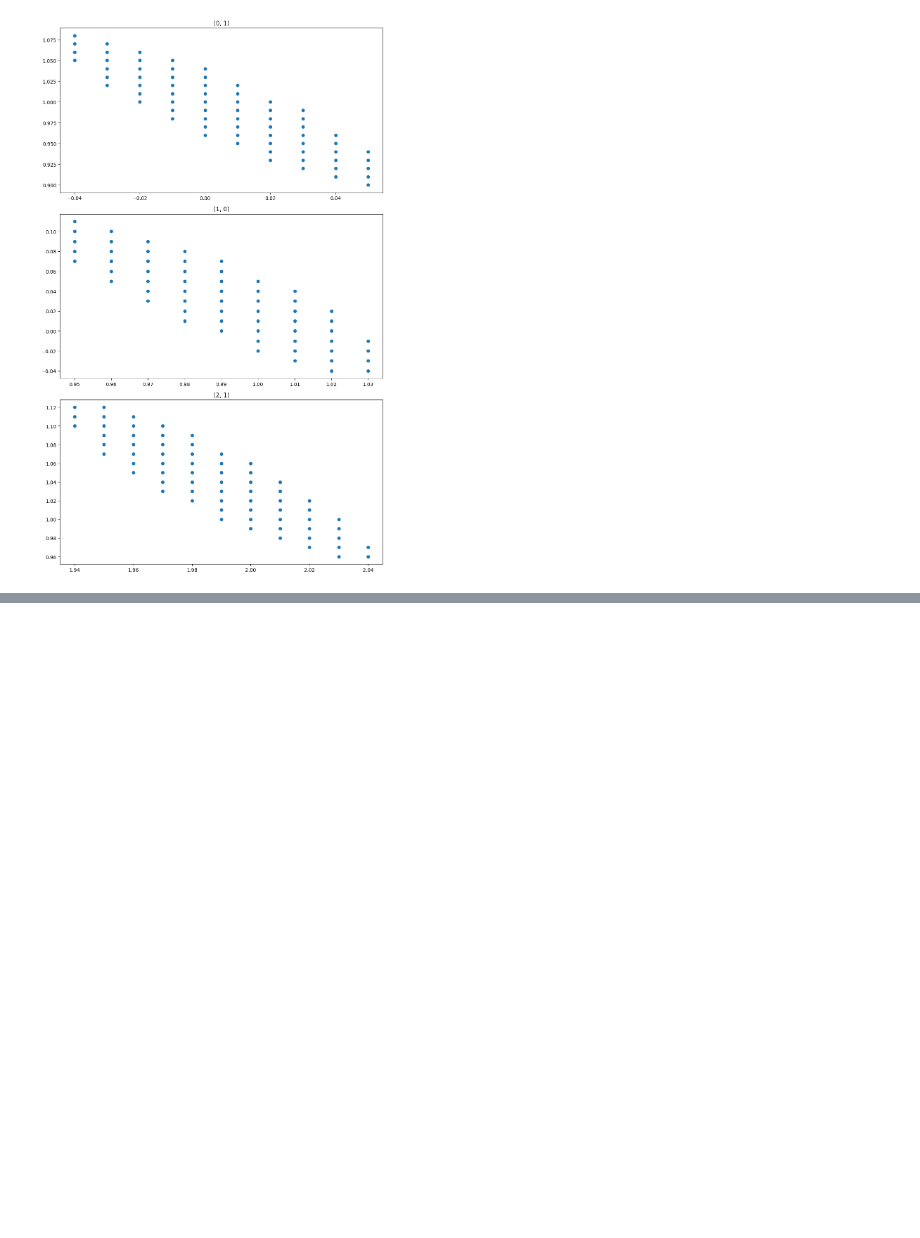
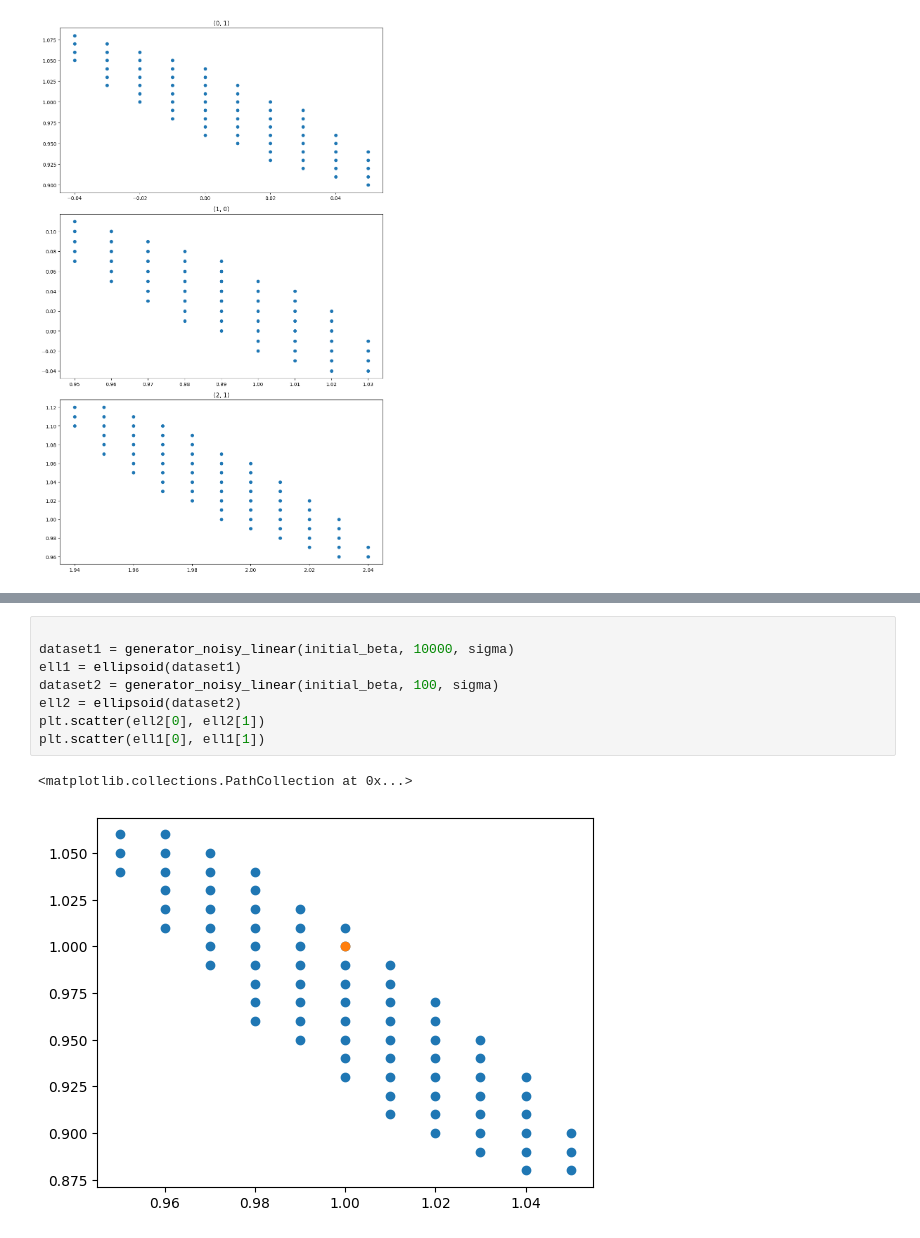
Before and after one commit to isaigordeev/Regressions, a Jupyter notebook: proj_heap.ipynb, the cells around one changed output, grey strips where cells are left out. Saved outputs shown, nothing was run; the diff lists cells and outputs as text; blank space fills up the shorter version.

```diff
--- a/proj_heap.ipynb
+++ b/proj_heap.ipynb
@@ -85,0 +116,11 @@ fig.tight_layout()
+# %%
+
+dataset1 = generator_noisy_linear(initial_beta, 10000, sigma)
+ell1 = ellipsoid(dataset1)
+dataset2 = generator_noisy_linear(initial_beta, 100, sigma)
+ell2 = ellipsoid(dataset2)
+plt.scatter(ell2[0], ell2[1])
+plt.scatter(ell1[0], ell1[1])
+# %% [output]
+<matplotlib.collections.PathCollection at 0x...>
+[figure, added]
```
Also changed, not shown: parts of 1 cell of this notebook.
